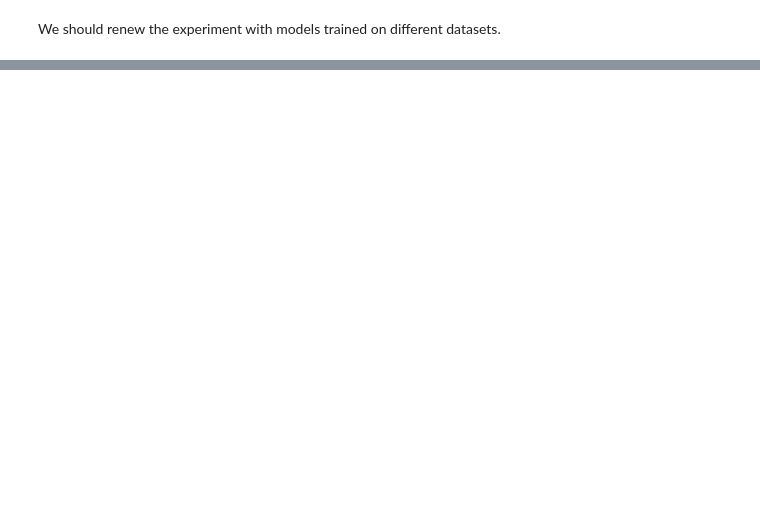
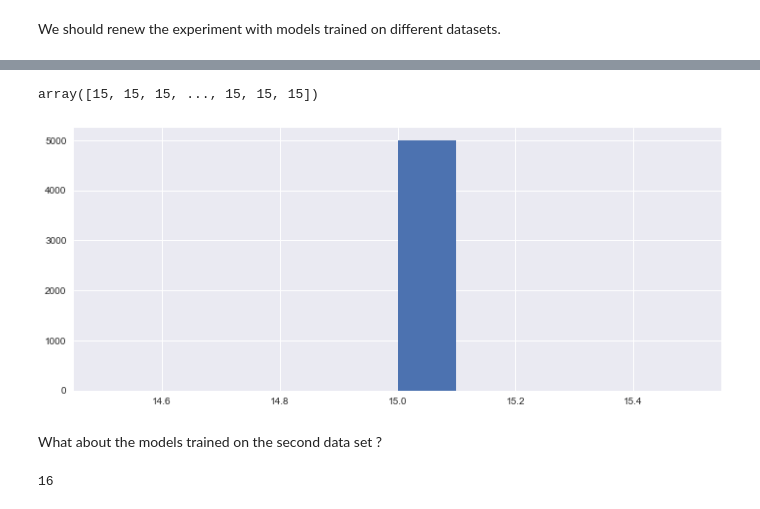
Before and after one commit to MerlinEgalite/kickstarter-analysis, a Jupyter notebook: stacking.ipynb, the cells around one changed output, grey strips where cells are left out. Drawn from its saved outputs; the diff is of its cells as text; code cells hidden in the pictures; blank space fills up the shorter version.

```diff
--- a/stacking.ipynb
+++ b/stacking.ipynb
@@ -505,0 +952,24 @@ We should renew the experiment with models trained on different datasets.
+# %%
+#Let's import a bunch of the level-0 classifiers
+level0_models = []
+level0_nn = []
+
+dir_name = 'zero_level_models'
+file_list = os.listdir(dir_name)
+
+for f in file_list:
+    if 'model1_' in f:
+        with open(dir_name+'/'+f,'rb') as file:
+            pickler = pk.Unpickler(file)
+            try:
+                temp = pickler.load()
+                level0_models.append(temp)
+            except:
+                continue
+# %%
+# Loading the datasets. Since the models were trained on the first part of the dataset, we must choose different datasets this
+# time, for instance the second subsets
+X_train = pd.read_csv('datasets/observations2.csv')
+y_train = pd.read_csv('datasets/labels2.csv')
+X_train.drop('id',axis=1,inplace=True)
+y_train.drop('Unnamed: 0',axis=1,inplace=True);
@@ -505,0 +1077,2 @@ We should renew the experiment with models trained on different datasets.
+# %%
+ stackX = stacked_dataset(level0_models, X_train.iloc[:5000,:])
@@ -505,0 +1083,16 @@ We should renew the experiment with models trained on different datasets.
+# %%
+temp = np.array(stackX.shape[0]*[0])
+for i in range(stackX.shape[0]):
+    temp[i] = (stackX[i] == 1).sum()
+
+temp
+# %% [output]
+array([15, 15, 15, ..., 15, 15, 15])
+# %%
+import matplotlib.pyplot as plt
+
+plt.hist(temp);
+# %% [output]
+[figure, added]
+# %% [markdown]
+What about the models trained on the second data set ?
@@ -505,0 +1106,19 @@ We should renew the experiment with models trained on different datasets.
+# %%
+#Let's import a bunch of the level-0 classifiers
+level0_models = []
+level0_nn = []
+
+dir_name = 'zero_level_models'
+file_list = os.listdir(dir_name)
+
+for f in file_list:
+    if 'model2_' in f:
+        with open(dir_name+'/'+f,'rb') as file:
+            pickler = pk.Unpickler(file)
+            try:
+                temp = pickler.load()
+                level0_models.append(temp)
+            except:
+                continue
+# %% [output]
+16
```
Also changed, not shown: parts of 105 cells of this notebook.
